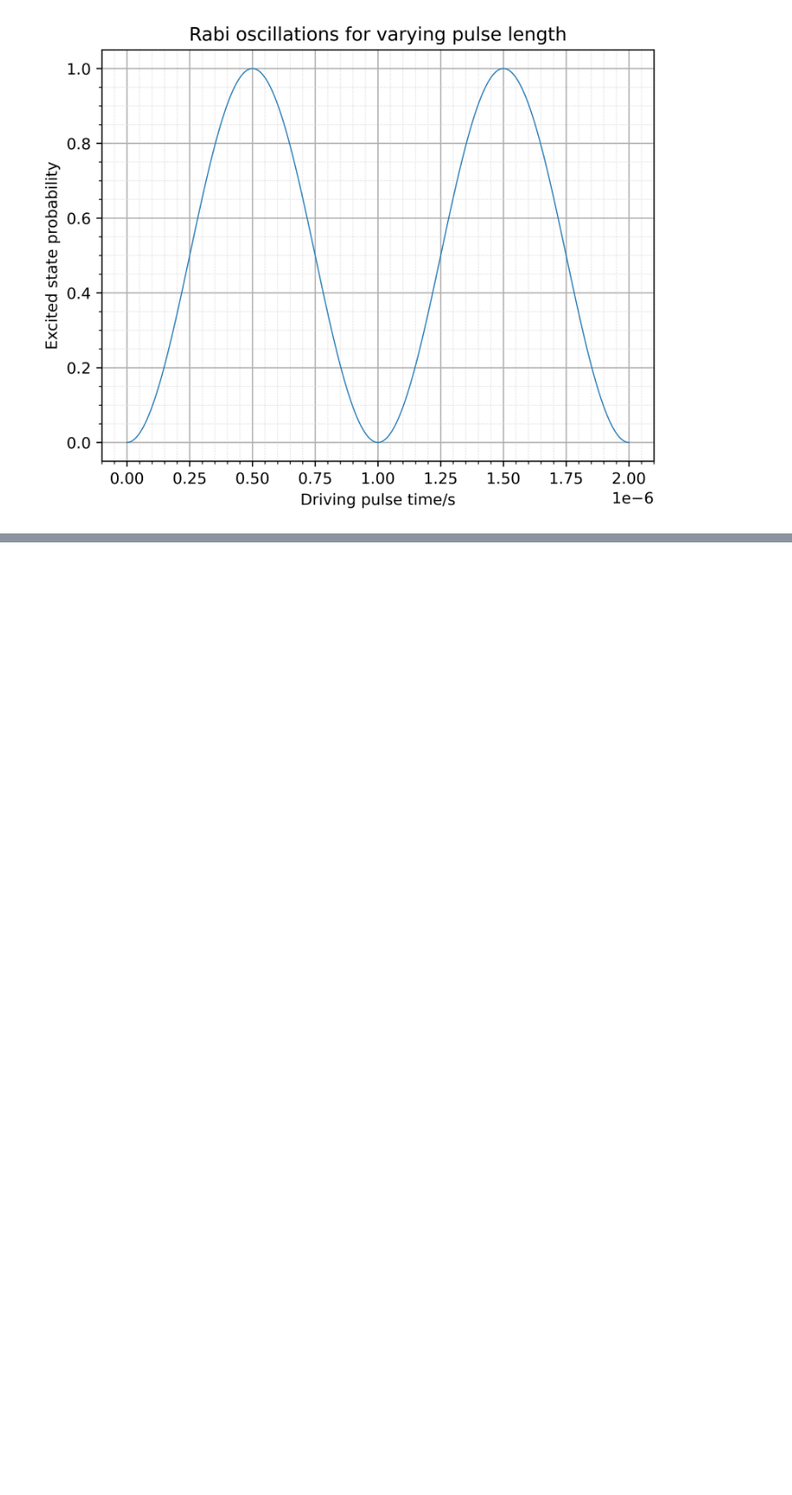
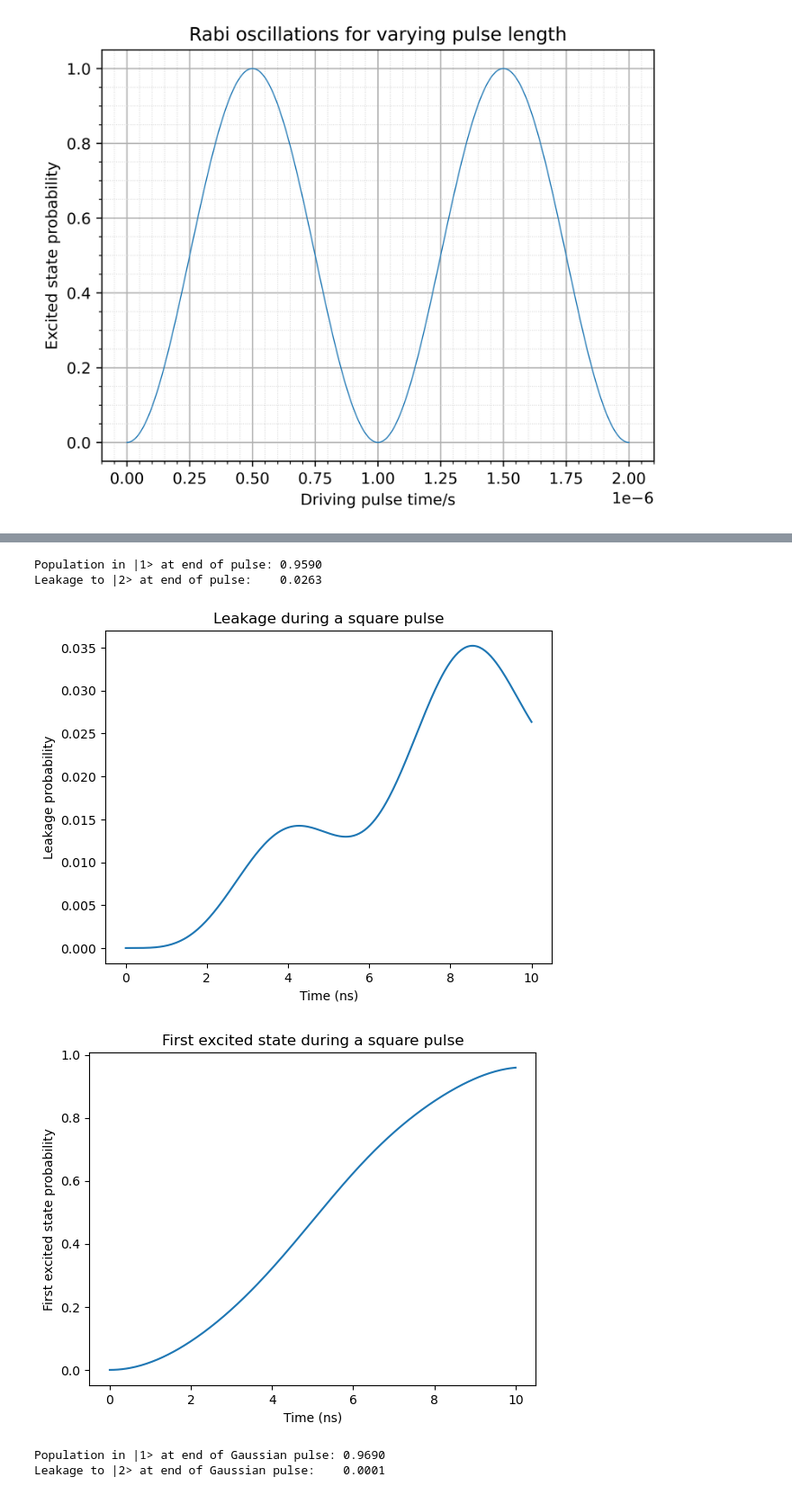
Before and after one commit to Oscar-Holloway/Simulation-of-transmon-qubit, a Jupyter notebook: qubit_simulation.ipynb, the cells around one changed output, grey strips where cells are left out. Shown at 90% size. Drawn from its saved outputs; the diff is of its cells as text; code cells hidden in the pictures; blank space fills up the shorter version.

Commit message:
Gaussian Pulse and square pulse completed

```diff
--- a/qubit_simulation.ipynb
+++ b/qubit_simulation.ipynb
@@ -230,0 +232,72 @@ plt.show()
+# %%
+#Leakage of 3 level system into |2>
+t_g = 10*1e-9 #pulse duration seconds
+P_second_exc = e2_3*e2_3.dag()
+P_first_exc = e1_3*e1_3.dag()
+time_array = np.linspace(0, t_g, 300)
+sigma = t_g/4
+
+def three_level_pulsed_hamiltonian(H_trans, omega, annihilation):
+    H_driven = omega/2*(annihilation + annihilation.dag())
+    return H_driven + H_trans
+
+def square_pulse():
+    H_drive = three_level_pulsed_hamiltonian(H_transmon, np.pi/t_g, a)
+    output = mesolve(H_drive, g_3, time_array, c_ops=[], e_ops=[P_first_exc, P_second_exc])
+    leakage_prob = output.expect[1]
+    first_exc_prob = output.expect[0]
+    return leakage_prob, first_exc_prob
+
+leakage_prob, first_exc_prob = square_pulse()
+print(f"Population in |1> at end of pulse: {first_exc_prob[-1]:.4f}")
+print(f"Leakage to |2> at end of pulse:    {leakage_prob[-1]:.4f}")
+
+plt.plot(time_array * 1e9, leakage_prob)
+plt.xlabel("Time (ns)")
+plt.ylabel("Leakage probability")
+plt.title("Leakage during a square pulse")
+plt.show()
+plt.plot(time_array*1e9, first_exc_prob)
+plt.xlabel("Time (ns)")
+plt.ylabel("First excited state probability")
+plt.title("First excited state during a square pulse")
+plt.show()
+
+def integrand(x):
+    return np.exp(-(x - t_g/2)**2/(2*sigma**2))
+
+def time_dep_hamiltonian(t, args):
+    omega_0 = args['omega_0']
+    return omega_0 * integrand(t)
+
+def gaus_pulse():
+    area, error = quad(integrand, 0, t_g, epsabs=0, epsrel=1e-10)
+    omega_0 = np.pi / area
+
+    H_tot = [H_transmon, [0.5 * (a + a.dag()), time_dep_hamiltonian]]
+    output = mesolve(H_tot, g_3, time_array, c_ops=[], e_ops=[P_first_exc, P_second_exc], args={'omega_0': omega_0})
+
+    leakage_prob = output.expect[1]
+    first_exc_prob = output.expect[0]
+    return leakage_prob, first_exc_prob
+
+leakage_prob_gaus, first_exc_prob_gaus = gaus_pulse()
+print(f"Population in |1> at end of Gaussian pulse: {first_exc_prob_gaus[-1]:.4f}")
+print(f"Leakage to |2> at end of Gaussian pulse:    {leakage_prob_gaus[-1]:.4f}")
+plt.plot(time_array * 1e9, leakage_prob_gaus)
+plt.xlabel("Time (ns)")
+plt.ylabel("Leakage probability")
+plt.title("Leakage during a gaussian pulse")
+plt.show()
+plt.plot(time_array*1e9, first_exc_prob_gaus)
+plt.xlabel("Time (ns)")
+plt.ylabel("First excited state probability")
+plt.title("First excited state during a gaussian pulse")
+plt.show()
+# %% [output]
+Population in |1> at end of pulse: 0.9590
+Leakage to |2> at end of pulse:    0.0263
+[figure, added]
+[figure, added]
+Population in |1> at end of Gaussian pulse: 0.9690
+Leakage to |2> at end of Gaussian pulse:    0.0001
```
Also changed, not shown: parts of 4 cells of this notebook.
